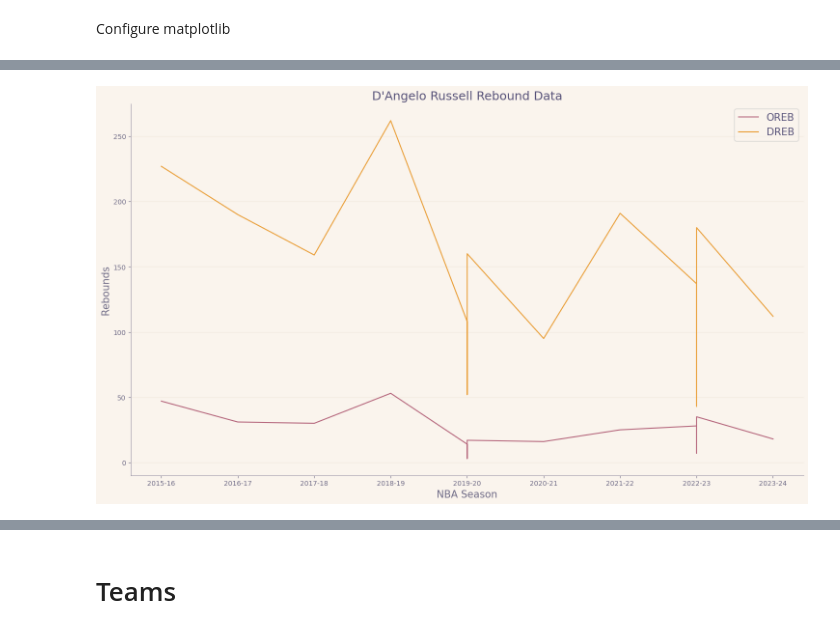
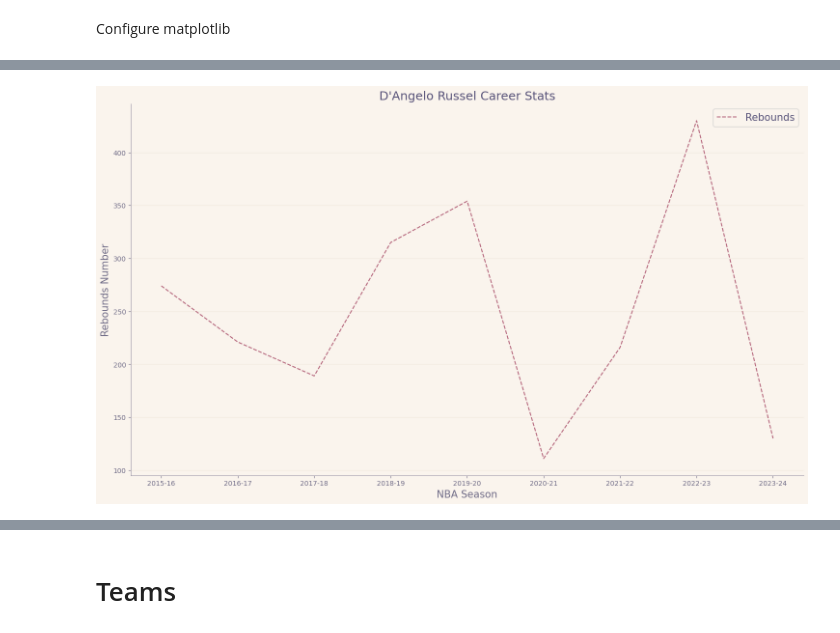
Before and after one commit to AvishaiRabin/NBAnalysis, a Jupyter notebook: Test NBA_API.ipynb, the cells around one changed output, grey strips where cells are left out. Cells and saved outputs as stored; diff of their text form; code cells hidden in the pictures.

```diff
--- a/Test NBA_API.ipynb
+++ b/Test NBA_API.ipynb
@@ -13,4 +33,5 @@ Configure matplotlib
 %matplotlib inline
 plt.rcParams["figure.figsize"] = (18, 10)
 plt.style.use('rose-pine-dawn.mplstyle')
+plt.rcParams['lines.linestyle'] = '--'
 # %% [markdown]
@@ -29,21 +80,45 @@ def get_career_stats(player_name: str):
+# %%
+player_stats_dict = {}
+player_stats_dict['GP'] = 'Games Played'
+player_stats_dict['GS'] = 'Games Started'
+player_stats_dict['MIN'] = 'Minutes Played'
+player_stats_dict['FGM'] = 'Field Goals Made'
+player_stats_dict['FGA'] = 'Field Goals Attempted'
+player_stats_dict['FG_PCT'] = 'Field Goal Percent'
+player_stats_dict['FG3M'] = '3 Point Field Goals Made'
+player_stats_dict['FG3A'] = '3 Point Field Goals Attempted'
+player_stats_dict['FG3_PCT'] = '3 Point Field Goal Percent'
+player_stats_dict['FTM'] = 'Free Throws Made'
+player_stats_dict['FTA'] = 'Free Throws ATtempted'
+player_stats_dict['FT_PCT'] = 'Free Throw Percent'
+player_stats_dict['OREB'] = 'Offensive Rebounds'
+player_stats_dict['DREB'] = 'Defensive Rebounds'
+player_stats_dict['REB'] = 'Rebounds'
+player_stats_dict['AST'] = 'Assists'
+player_stats_dict['STL'] = 'Steals'
+player_stats_dict['BLK'] = 'Blocks'
+player_stats_dict['TOV'] = 'Turnovers'
+player_stats_dict['PF'] = 'Personal Fouls'
+player_stats_dict['PTS'] = 'Points'
 # %%
 from nba_api.stats.static import players
 
-def chart_career_rebounds(player_name: str):
-    """ Creates multiple graphs of a player's career reboudns """
+def chart_career_stats(player_name: str, metric: str):
+    """ Create a line graph of a player's career stats """
 
     # Get player stats
     career = get_career_stats(player_name)
+    career = career.groupby('SEASON_ID').sum()
+    career.reset_index(inplace=True)
 
     # Get corresponding career stats
-    plt.plot(career['SEASON_ID'], career['OREB'], label='OREB')
-    plt.plot(career['SEASON_ID'], career['DREB'], label='DREB')
-    plt.title(f'{player_name} Rebound Data', fontsize=18)
+    plt.plot(career['SEASON_ID'], career[metric], label=player_stats_dict[metric])
+    plt.title(f'{player_name} Career Stats', fontsize=18)
     plt.xlabel('NBA Season', fontsize=15)
-    plt.ylabel('Rebounds', fontsize=15)
+    plt.ylabel(f"{player_stats_dict[metric]} Number", fontsize=15)
     plt.legend(fontsize=15)
     plt.show()
 # %%
-chart_career_rebounds("D'Angelo Russell")
+chart_career_stats("D'Angelo Russel", 'REB')
 # %% [output]
-[figure, old version]
+[figure, new version]
```
Also changed, not shown: parts of 8 cells of this notebook, 9 other files.
